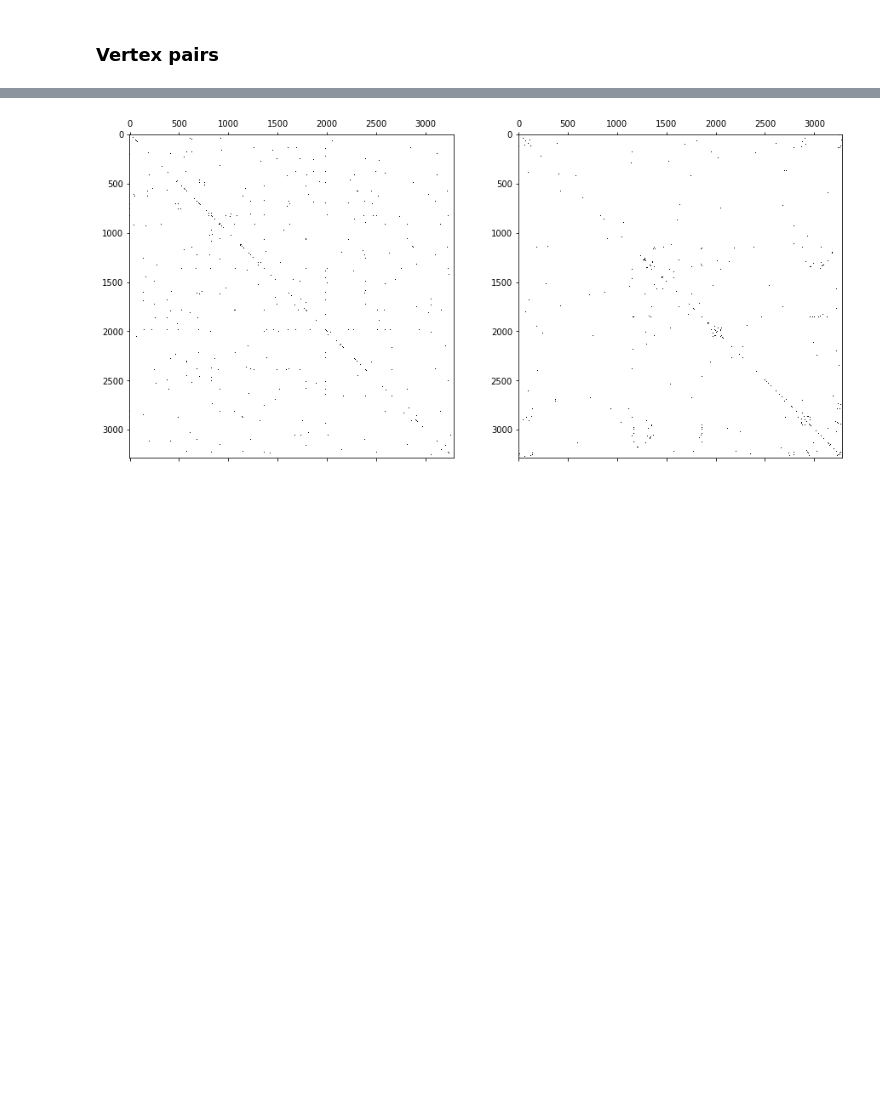
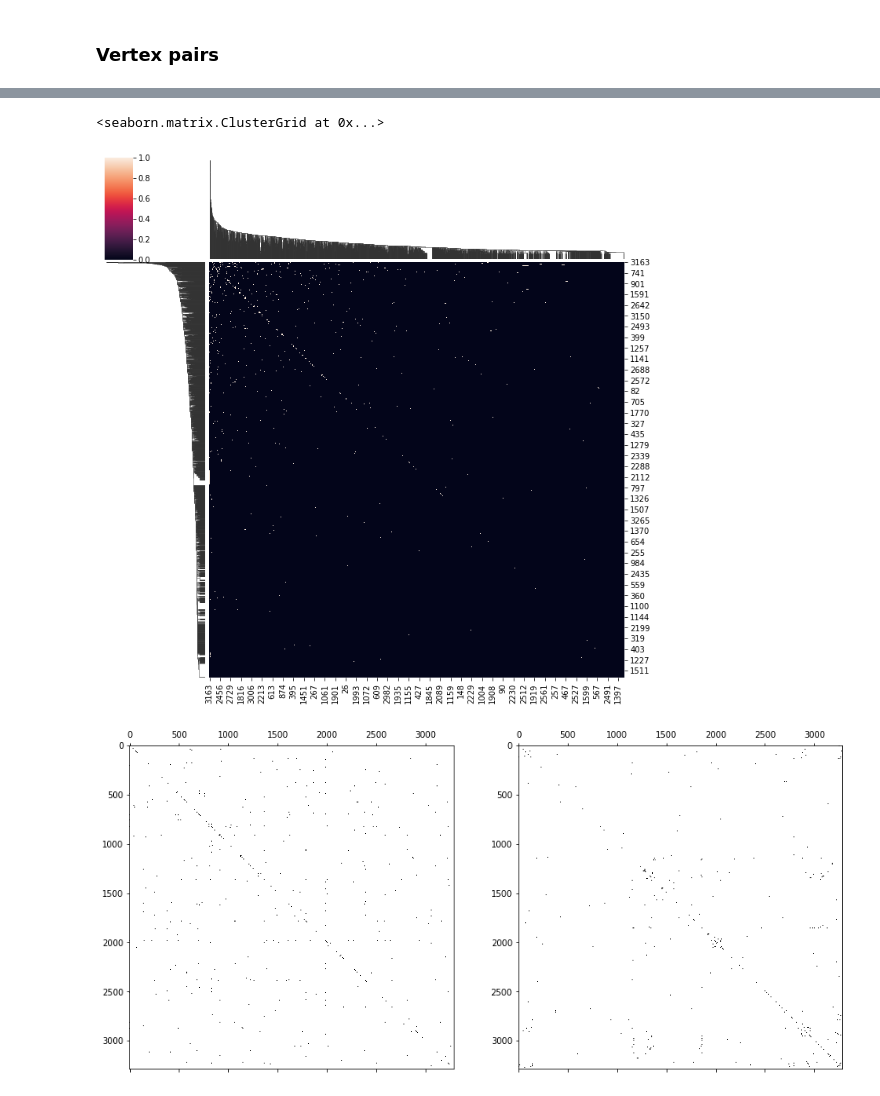
Before and after one commit to akuczala/gene-interaction, a Jupyter notebook: gene-interaction.ipynb, the cells around one changed output, grey strips where cells are left out. Drawn from its saved outputs; the diff is of its cells as text; code cells hidden in the pictures; blank space fills up the shorter version.

```diff
--- a/gene-interaction.ipynb
+++ b/gene-interaction.ipynb
@@ -465,3 +491,8 @@ def spectral_sort(mat):
+# %%
+sns.clustermap(pi_csc.toarray())
+# %% [output]
+<seaborn.matrix.ClusterGrid at 0x...>
+[figure, added]
 # %%
 # pi_fit = pi_csc[np.argsort(spectral_model.row_labels_)]
 # pi_fit = pi_fit[:, np.argsort(spectral_model.row_labels_)]
```
Also changed, not shown: parts of 9 cells of this notebook.
